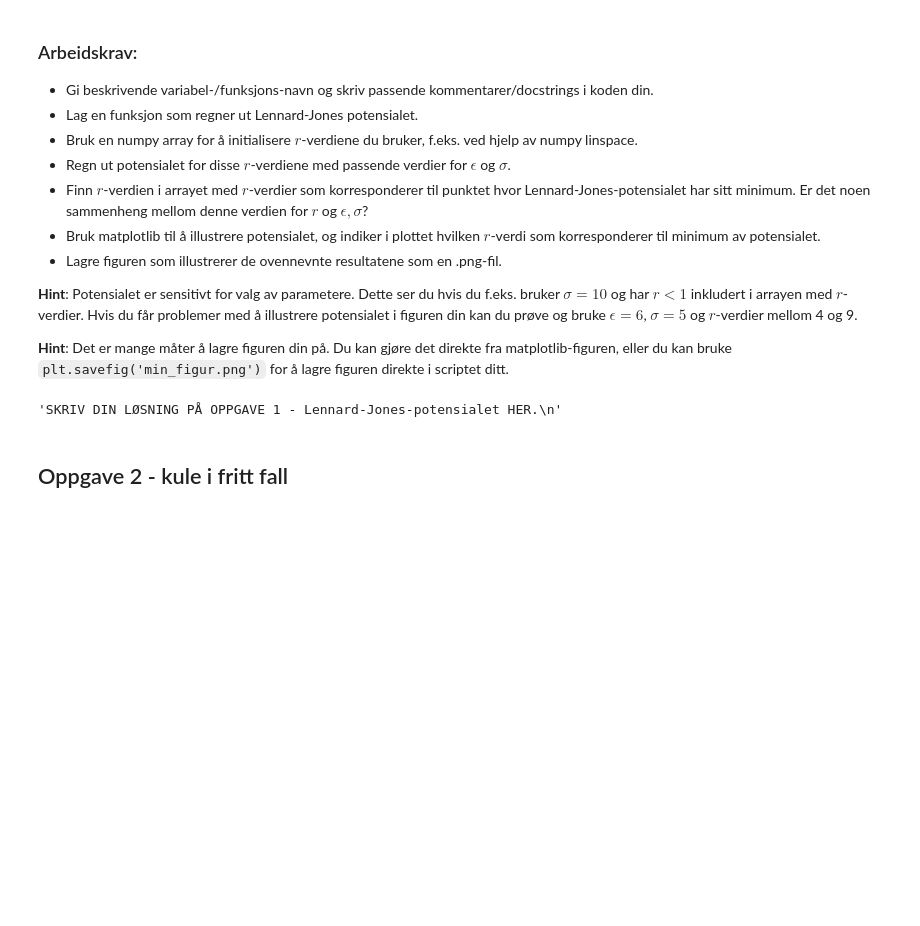
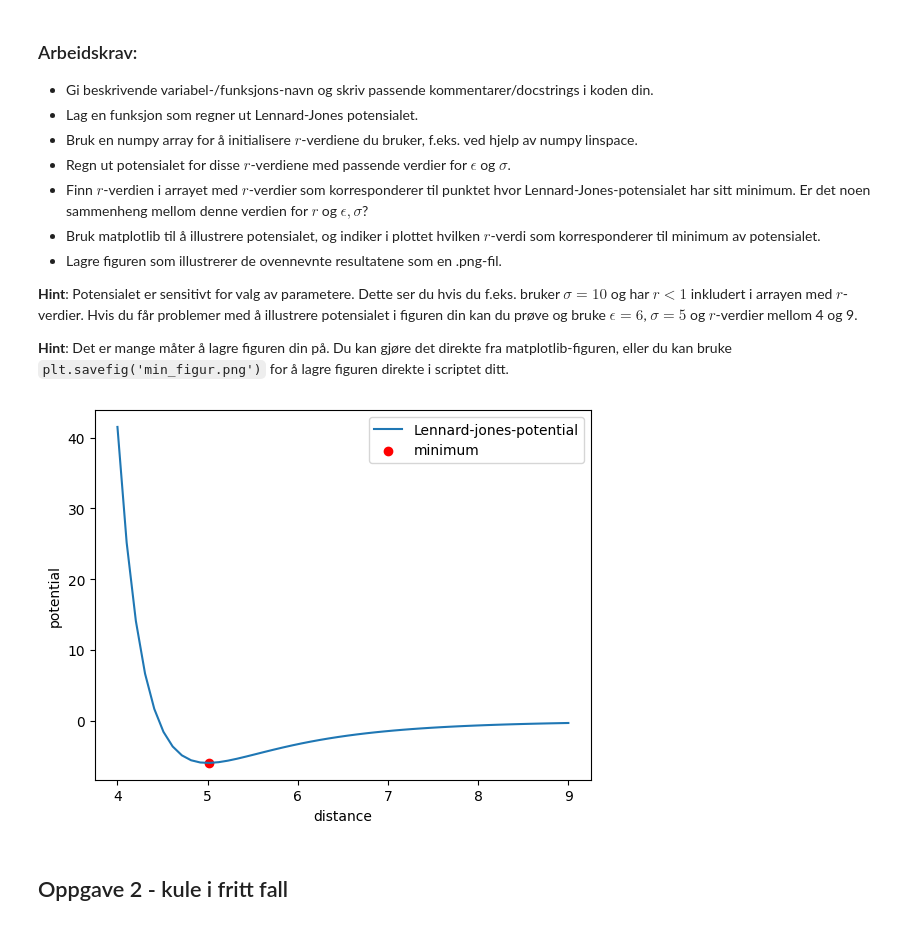
Before and after one commit to tncrdk/MekFys, a Jupyter notebook: Numerisk øving 2/Num_oving_2_FY1001.ipynb, the cells around one changed output. Saved outputs shown, nothing was run; the diff lists cells and outputs as text; code cells hidden in the pictures; blank space fills up the shorter version.

```diff
--- a/Numerisk øving 2/Num_oving_2_FY1001.ipynb
+++ b/Numerisk øving 2/Num_oving_2_FY1001.ipynb
@@ -103,11 +103,35 @@ $r$ er avstanden mellom de to interagerende partiklene, $\epsilon$ er "styrken"
 __Hint__: Potensialet er sensitivt for valg av parametere. Dette ser du hvis du f.eks. bruker $\sigma=10$ og har $r<1$ inkludert i arrayen med $r$-verdier. Hvis du får problemer med å illustrere potensialet i figuren din kan du prøve og bruke $\epsilon=6$, $\sigma=5$ og $r$-verdier mellom 4 og 9.
 
 __Hint__: Det er mange måter å lagre figuren din på. Du kan gjøre det direkte fra matplotlib-figuren, eller du kan bruke `plt.savefig('min_figur.png')` for å lagre figuren direkte i scriptet ditt.
-# %%
-"""SKRIV DIN LØSNING PÅ OPPGAVE 1 - Lennard-Jones-potensialet HER.
-"""
-# %% [output]
-'SKRIV DIN LØSNING PÅ OPPGAVE 1 - Lennard-Jones-potensialet HER.\n'
+# %%
+from cProfile import label
+import numpy as np
+import matplotlib.pyplot as plt
+"""SKRIV DIN LØSNING PÅ OPPGAVE 1 - Lennard-Jones-potensialet HER.
+"""
+def lennard_jones_potensial(r, epsilon, sigma):
+    """ epsilon and sigma represents strength of the potential and an adjustment for equilibrium respectivliy. r is the distance"""
+    return epsilon*((sigma/r)**12-2*(sigma/r)**6)
+
+def main():
+    r_values = np.linspace(4, 9)
+    sigma = 5
+    epsilon = 6
+
+    potentials = lennard_jones_potensial(r_values, epsilon, sigma)
+    min_potential, index = np.min(potentials), np.where(potentials == np.min(potentials))
+
+    plt.plot(r_values, potentials, label="Lennard-jones-potential")
+    plt.scatter(r_values[index], min_potential, label="minimum", color="r")
+    plt.xlabel("distance")
+    plt.ylabel("potential")
+    plt.legend()
+    # plt.show()
+    plt.savefig("lennard_jones_potential.png")
+
+main()
+# %% [output]
+[figure, added]
 # %% [markdown]
 ## Oppgave 2 - kule i fritt fall
 # %% [markdown]
```
Also changed, not shown: 1 other file.
